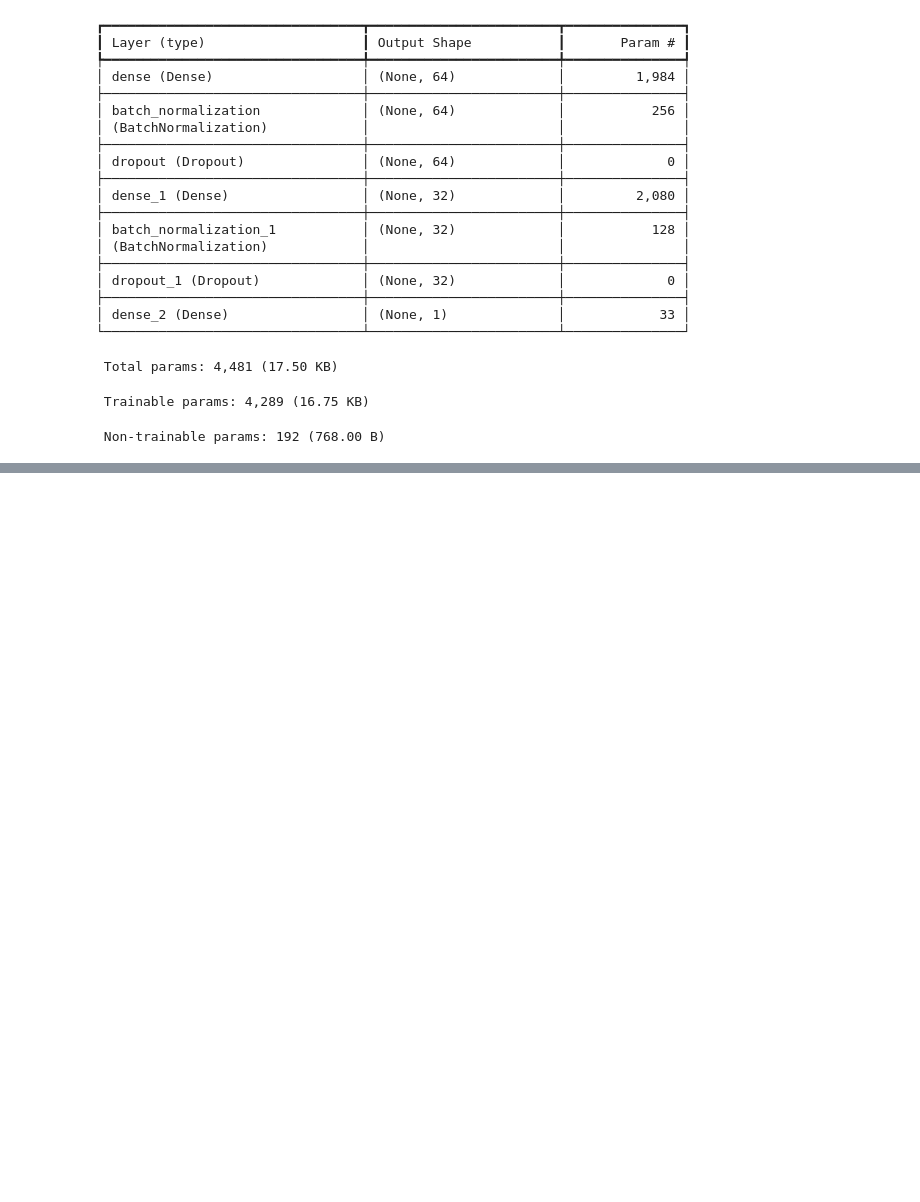
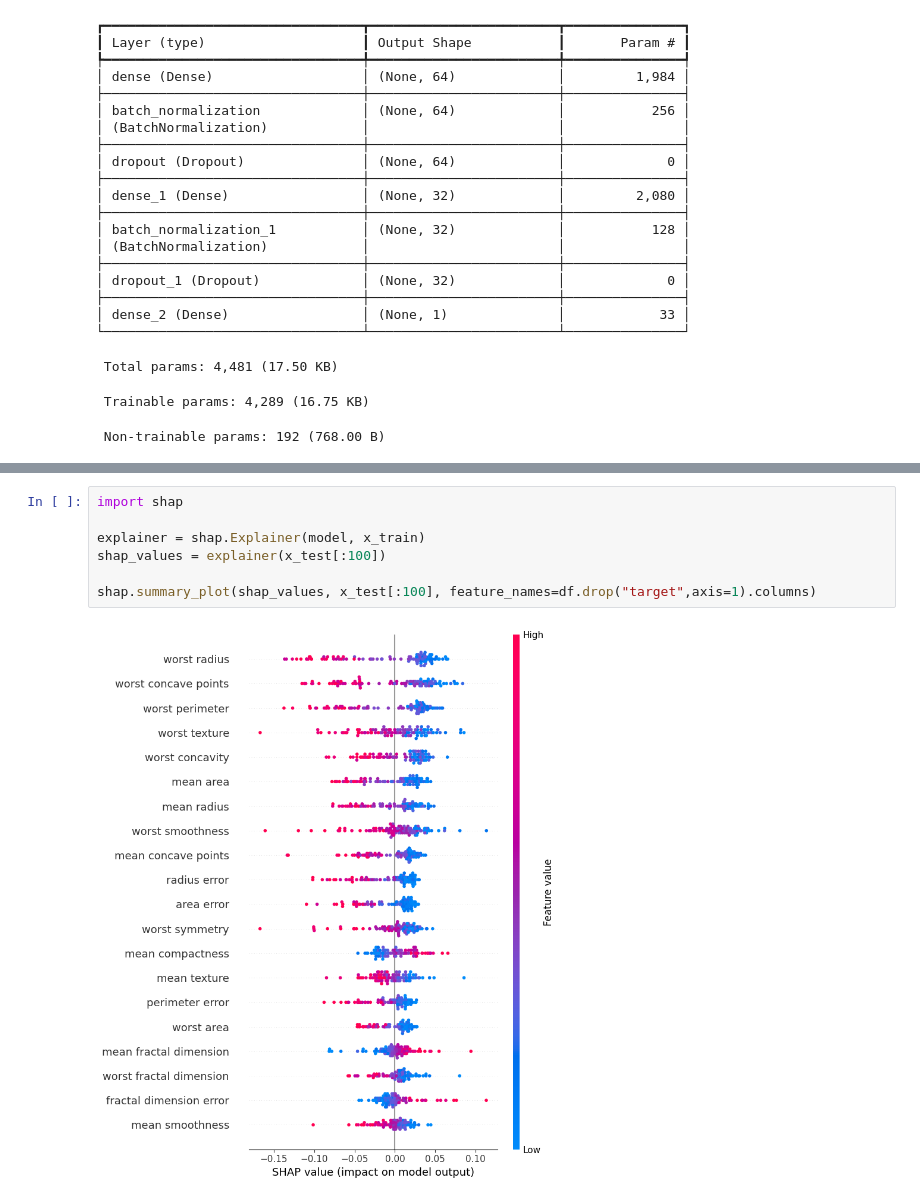
Before and after one commit to dinraj910/Breast-Cancer-Prediction-with-ANN, a Jupyter notebook: notebook/BreastCancer_ANN.ipynb, the cells around one changed output, grey strips where cells are left out. Drawn from its saved outputs; the diff is of its cells as text; blank space fills up the shorter version.

```diff
--- a/notebook/BreastCancer_ANN.ipynb
+++ b/notebook/BreastCancer_ANN.ipynb
@@ -303,0 +396,9 @@ Model: "sequential"
+# %%
+import shap
+
+explainer = shap.Explainer(model, x_train)
+shap_values = explainer(x_test[:100])
+
+shap.summary_plot(shap_values, x_test[:100], feature_names=df.drop("target",axis=1).columns)
+# %% [output]
+[figure, added]
```
Also changed, not shown: parts of 5 cells of this notebook.
